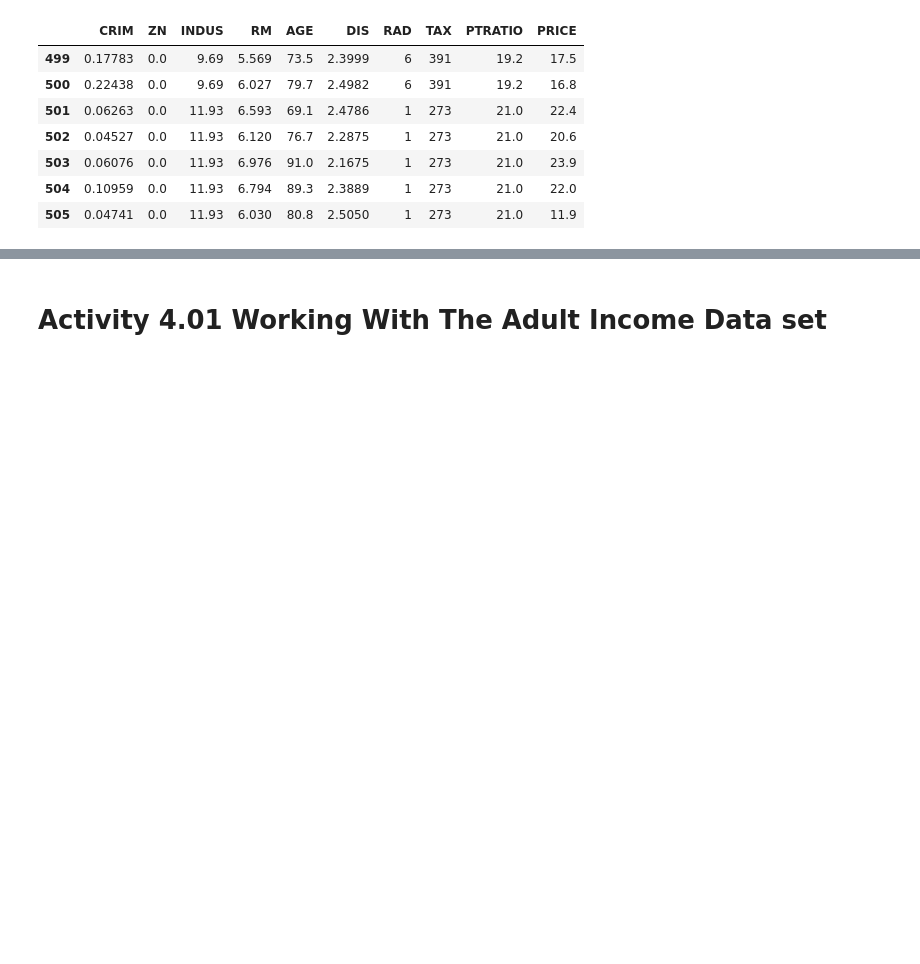
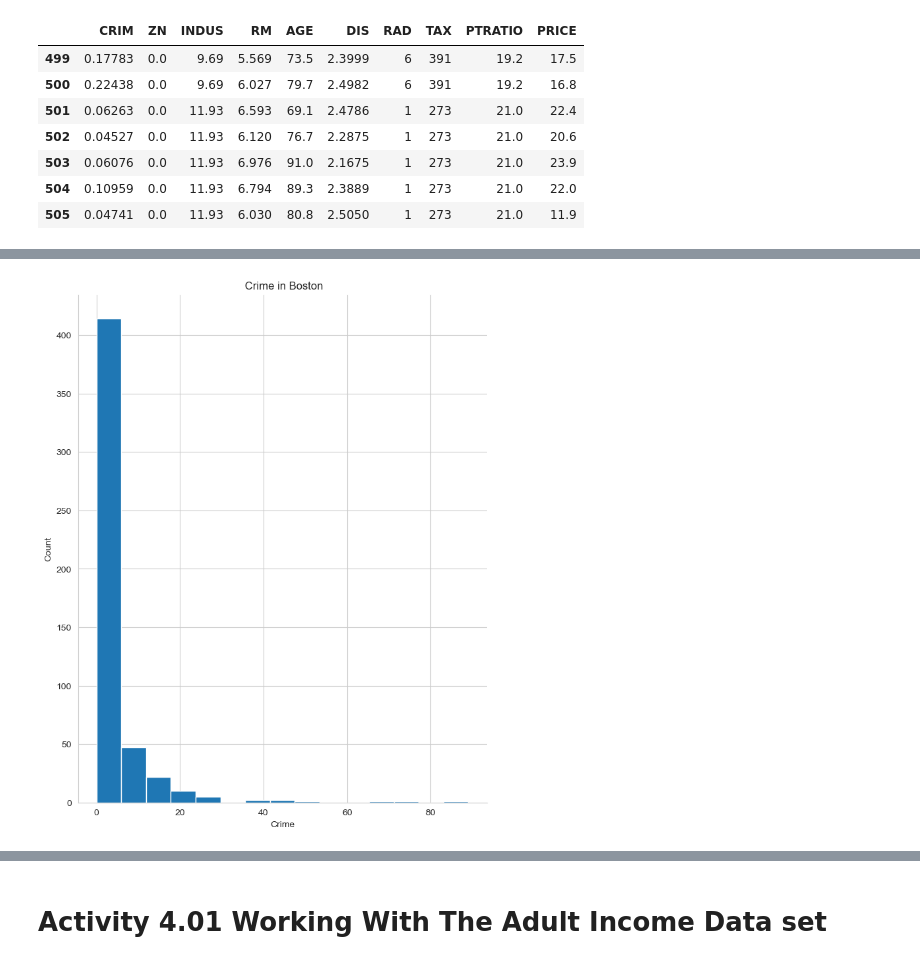
Before and after one commit to MWPerrineJr/data-prep, a Jupyter notebook: Weel 3-4 Assignment.ipynb, the cells around one changed output, grey strips where cells are left out. Drawn from its saved outputs; the diff is of its cells as text; code cells hidden in the pictures; blank space fills up the shorter version.

```diff
--- a/Weel 3-4 Assignment.ipynb
+++ b/Weel 3-4 Assignment.ipynb
@@ -59,0 +74,9 @@ data_1.tail(7)
+# %%
+plt.figure(figsize=(8,10))
+data_1["CRIM"].hist(bins = 15)
+plt.title(" Crime in Boston")
+plt.ylabel("Count")
+plt.xlabel("Crime")
+sns.despine()
+# %% [output]
+[figure, added]
```
Also changed, not shown: parts of 33 cells of this notebook.
